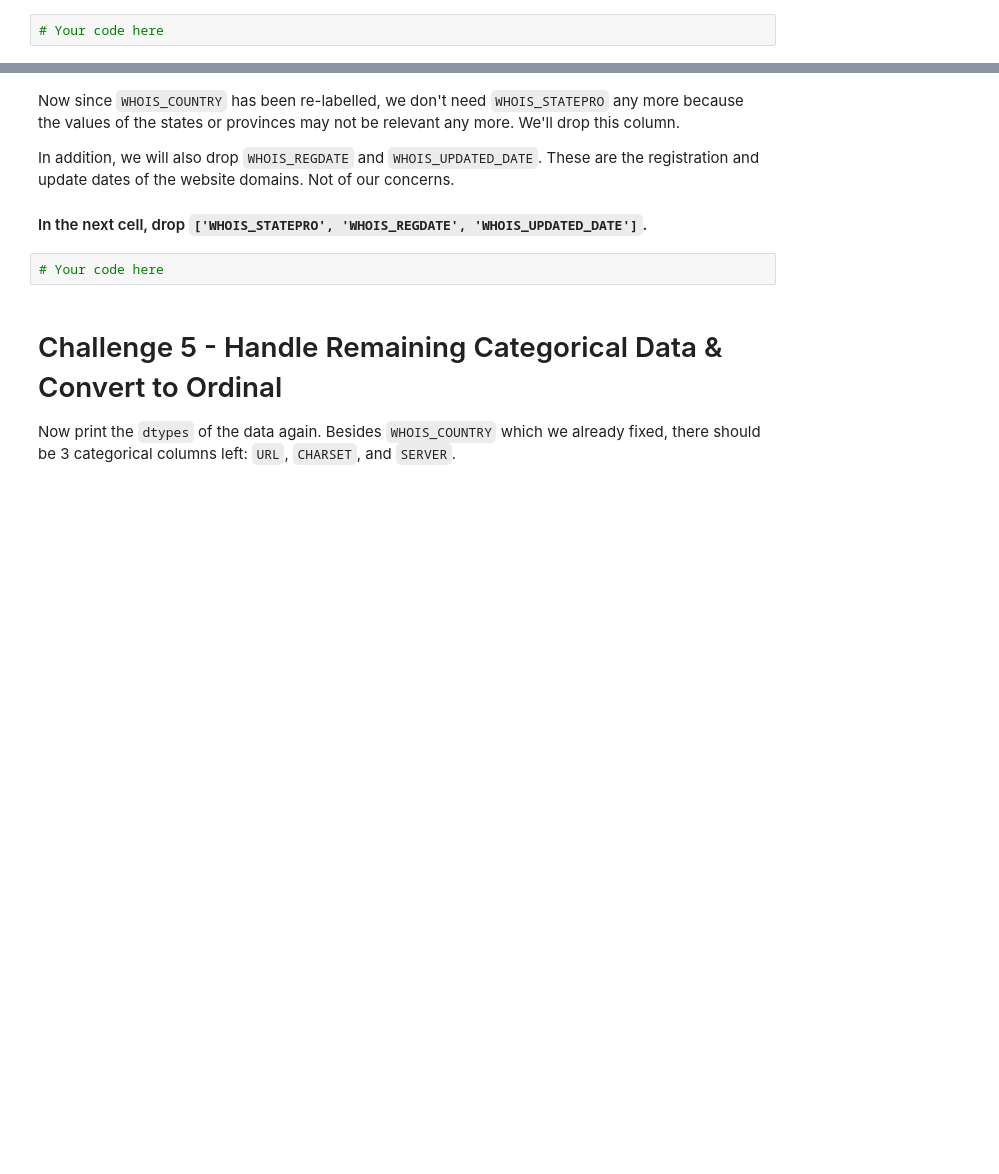
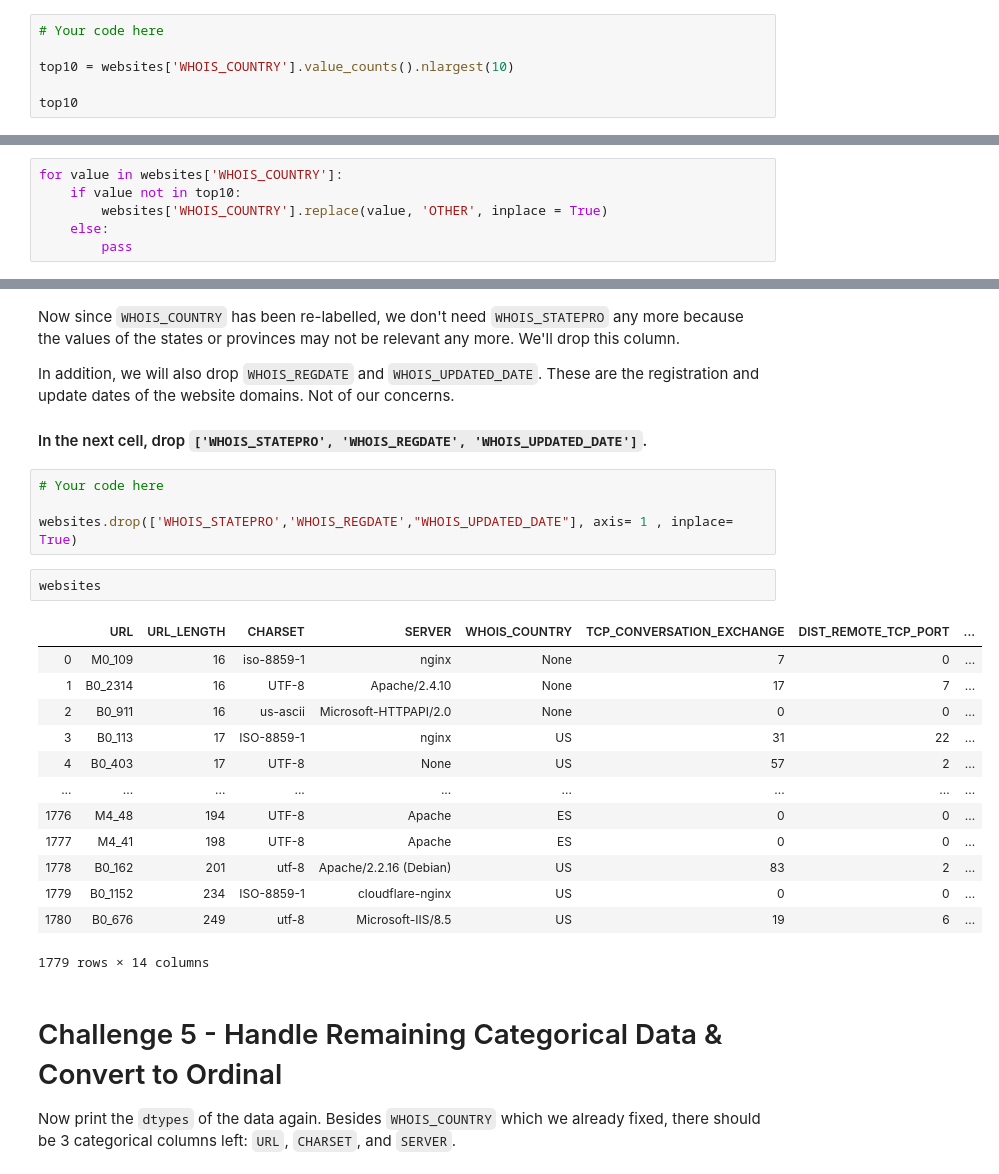
Before and after one commit to marinapm90/data-labs, a Jupyter notebook: module-3/lab-supervised-learning/your-code/main.ipynb, the cells around one changed output, grey strips where cells are left out. Drawn from its saved outputs; the diff is of its cells as text; blank space fills up the shorter version.

```diff
--- a/module-3/lab-supervised-learning/your-code/main.ipynb
+++ b/module-3/lab-supervised-learning/your-code/main.ipynb
@@ -306,3 +308,7 @@ AttributeError: 'Series' object has no attribute 'bar'
 #### After verifying, now let's keep the top 10 values of the column and re-label other columns with `OTHER`.
 # %%
 # Your code here
+
+top10 = websites['WHOIS_COUNTRY'].value_counts().nlargest(10)
+
+top10
@@ -308,0 +327,6 @@ AttributeError: 'Series' object has no attribute 'bar'
+# %%
+for value in websites['WHOIS_COUNTRY']:
+    if value not in top10:
+        websites['WHOIS_COUNTRY'].replace(value, 'OTHER', inplace = True)
+    else:
+        pass
@@ -314,6 +353,24 @@ In addition, we will also drop `WHOIS_REGDATE` and `WHOIS_UPDATED_DATE`. These a
 #### In the next cell, drop `['WHOIS_STATEPRO', 'WHOIS_REGDATE', 'WHOIS_UPDATED_DATE']`.
 # %%
 # Your code here
+
+websites.drop(['WHOIS_STATEPRO','WHOIS_REGDATE',"WHOIS_UPDATED_DATE"], axis= 1 , inplace= True)
+# %%
+websites
+# %% [output]
+|  | URL | URL_LENGTH | CHARSET | SERVER | WHOIS_COUNTRY | TCP_CONVERSATION_EXCHANGE | DIST_REMOTE_TCP_PORT | ... |
+| 0 | M0_109 | 16 | iso-8859-1 | nginx | None | 7 | 0 | ... |
+| 1 | B0_2314 | 16 | UTF-8 | Apache/2.4.10 | None | 17 | 7 | ... |
+| 2 | B0_911 | 16 | us-ascii | Microsoft-HTTPAPI/2.0 | None | 0 | 0 | ... |
+| 3 | B0_113 | 17 | ISO-8859-1 | nginx | US | 31 | 22 | ... |
+| 4 | B0_403 | 17 | UTF-8 | None | US | 57 | 2 | ... |
+| ... | ... | ... | ... | ... | ... | ... | ... | ... |
+| 1776 | M4_48 | 194 | UTF-8 | Apache | ES | 0 | 0 | ... |
+| 1777 | M4_41 | 198 | UTF-8 | Apache | ES | 0 | 0 | ... |
+| 1778 | B0_162 | 201 | utf-8 | Apache/2.2.16 (Debian) | US | 83 | 2 | ... |
+| 1779 | B0_1152 | 234 | ISO-8859-1 | cloudflare-nginx | US | 0 | 0 | ... |
+| 1780 | B0_676 | 249 | utf-8 | Microsoft-IIS/8.5 | US | 19 | 6 | ... |
+1779 rows × 14 columns
 # %% [markdown]
 # Challenge 5 - Handle Remaining Categorical Data & Convert to Ordinal
 
```
Also changed, not shown: parts of 17 cells of this notebook.
